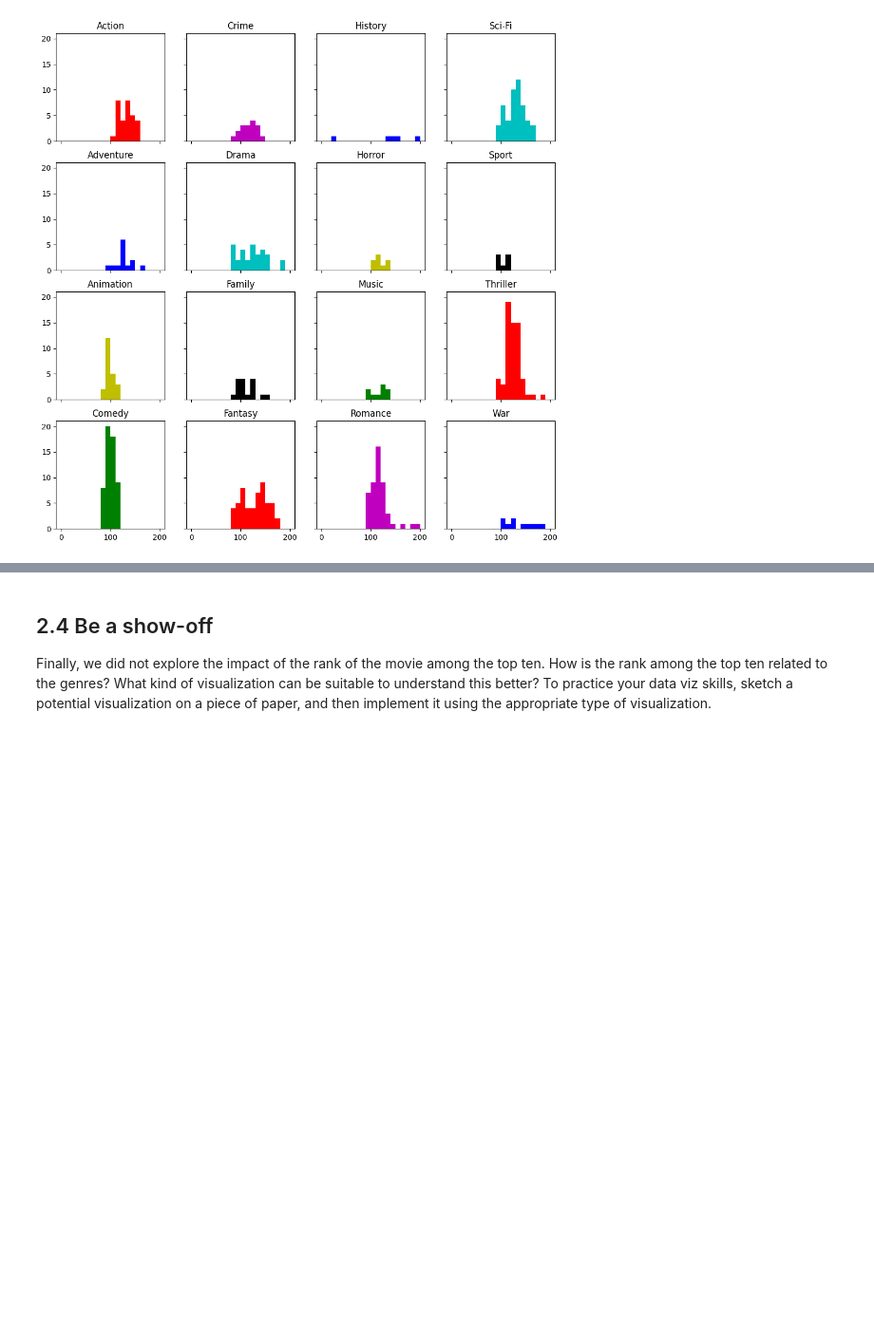
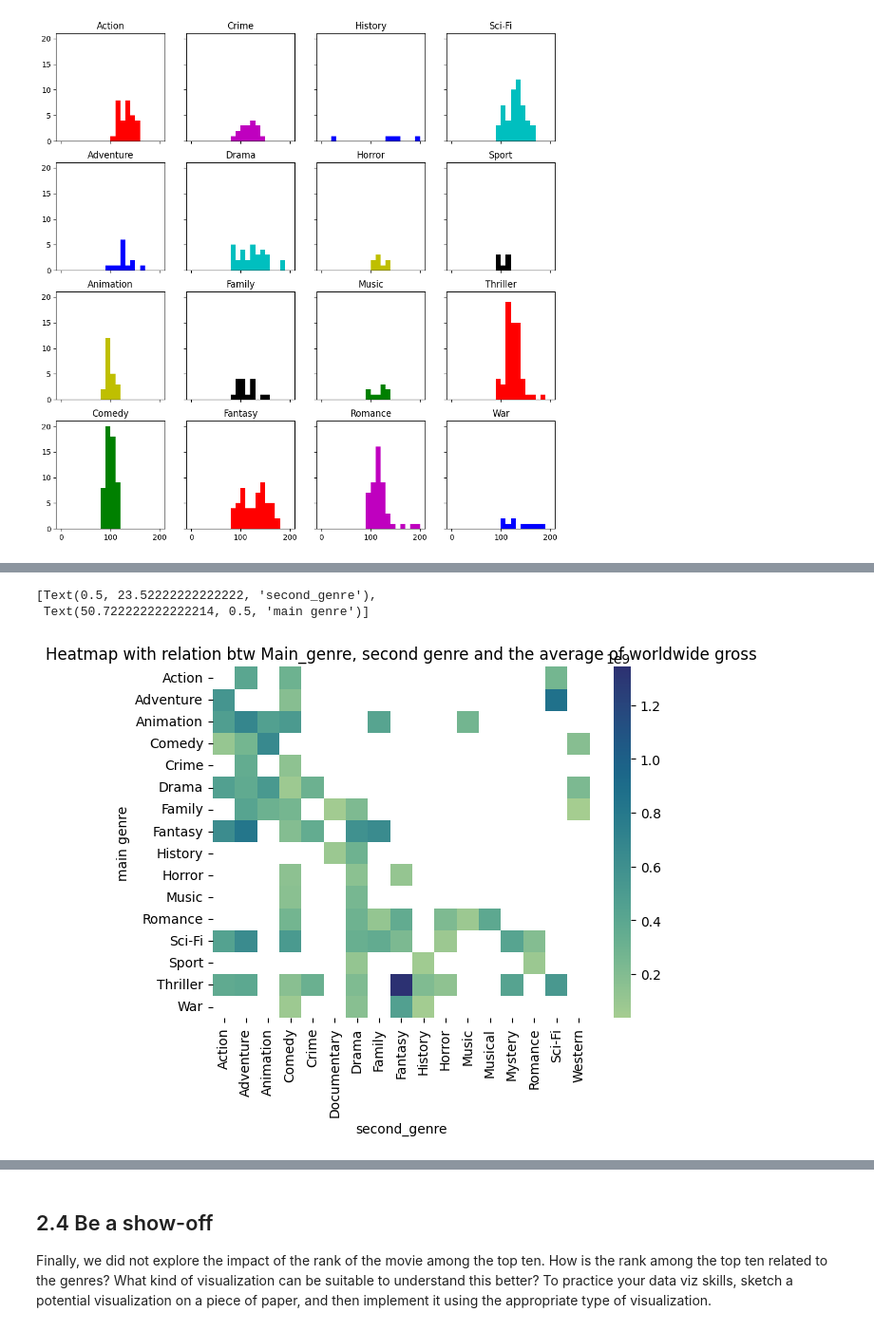
Before and after one commit to fpalmisa/2023, a Jupyter notebook: Exercises/02 - Data viz and data from the web/Becoming a DataVizard exercise.ipynb, the cells around one changed output, grey strips where cells are left out. Shown at 95% size. Cells and saved outputs as stored; diff of their text form; code cells hidden in the pictures; blank space fills up the shorter version.

```diff
--- a/Exercises/02 - Data viz and data from the web/Becoming a DataVizard exercise.ipynb
+++ b/Exercises/02 - Data viz and data from the web/Becoming a DataVizard exercise.ipynb
@@ -359,0 +358,10 @@ sns.heatmap(heat,annot = True, vmin = 0, vmax = 20 )
+# %%
+# Write your code to make the second heatmap here
+heat_three = pd.crosstab(index = movies["Main_Genre"], columns =movies["Genre_2"], values = movies['worldwide_gross'], aggfunc = 'mean')
+a = sns.heatmap(heat_three, cmap = "crest" )
+a.set_title('Heatmap with relation btw Main_genre, second genre and the average of worldwide gross')
+a.set(xlabel = 'second_genre', ylabel = 'main genre')
+# %% [output]
+[Text(0.5, 23.52222222222222, 'second_genre'),
+ Text(50.722222222222214, 0.5, 'main genre')]
+[figure, added]
```
Also changed, not shown: parts of 12 cells of this notebook.
